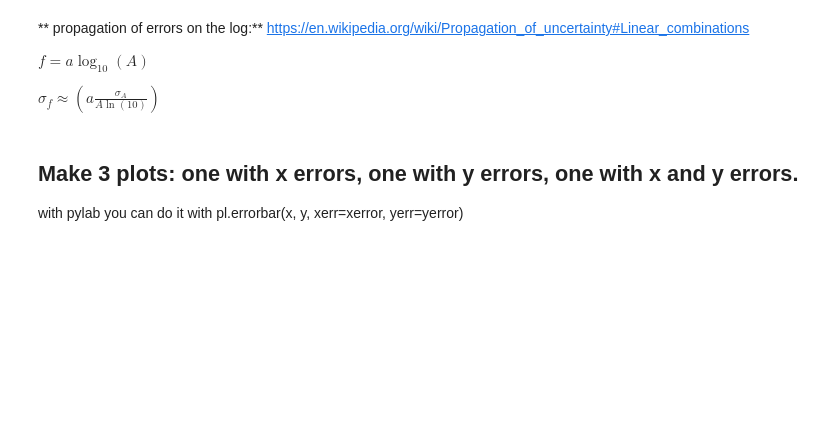
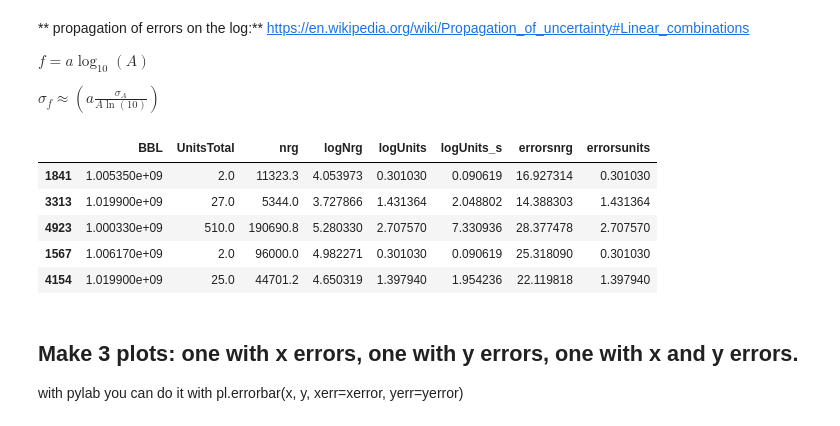
Before and after one commit to katievoo/PUI2018_kv871, a Jupyter notebook: HW10_kv871/Assignment2_kv871.ipynb, the cells around one changed output. Drawn from its saved outputs; the diff is of its cells as text; code cells hidden in the pictures; blank space fills up the shorter version.

```diff
--- a/HW10_kv871/Assignment2_kv871.ipynb
+++ b/HW10_kv871/Assignment2_kv871.ipynb
@@ -694,6 +694,15 @@ https://en.wikipedia.org/wiki/Propagation_of_uncertainty#Linear_combinations
 $f=a\log _{10}(A)$
 
 $\sigma _{f}\approx \left(a{\frac {\sigma _{A}}{A\ln(10)}}\right)$
+# %%
+just_data.head()
+# %% [output]
+|  | BBL | UnitsTotal | nrg | logNrg | logUnits | logUnits_s | errorsnrg | errorsunits |
+| 1841 | 1.005350e+09 | 2.0 | 11323.3 | 4.053973 | 0.301030 | 0.090619 | 16.927314 | 0.301030 |
+| 3313 | 1.019900e+09 | 27.0 | 5344.0 | 3.727866 | 1.431364 | 2.048802 | 14.388303 | 1.431364 |
+| 4923 | 1.000330e+09 | 510.0 | 190690.8 | 5.280330 | 2.707570 | 7.330936 | 28.377478 | 2.707570 |
+| 1567 | 1.006170e+09 | 2.0 | 96000.0 | 4.982271 | 0.301030 | 0.090619 | 25.318090 | 0.301030 |
+| 4154 | 1.019900e+09 | 25.0 | 44701.2 | 4.650319 | 1.397940 | 1.954236 | 22.119818 | 1.397940 |
 # %%
 ## Assume that there is error in the reported energy.
 ## but that is the product of two measured qusntities, each of which will have errors.
```
Also changed, not shown: parts of 3 cells of this notebook.
